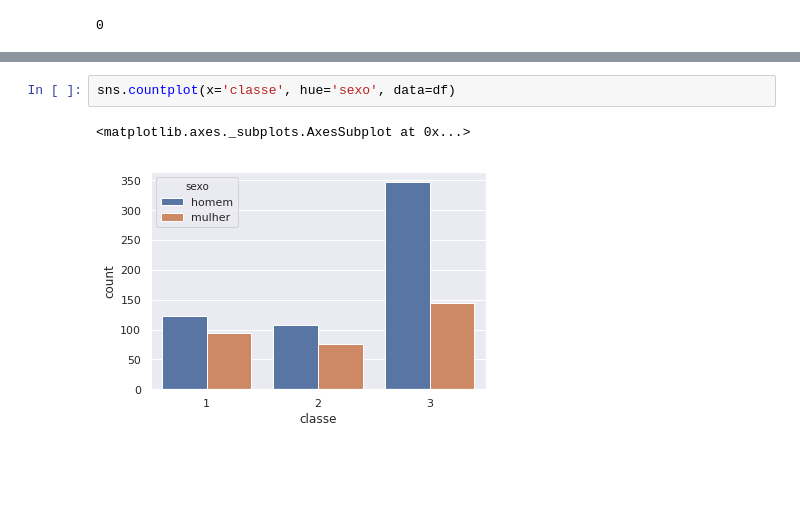
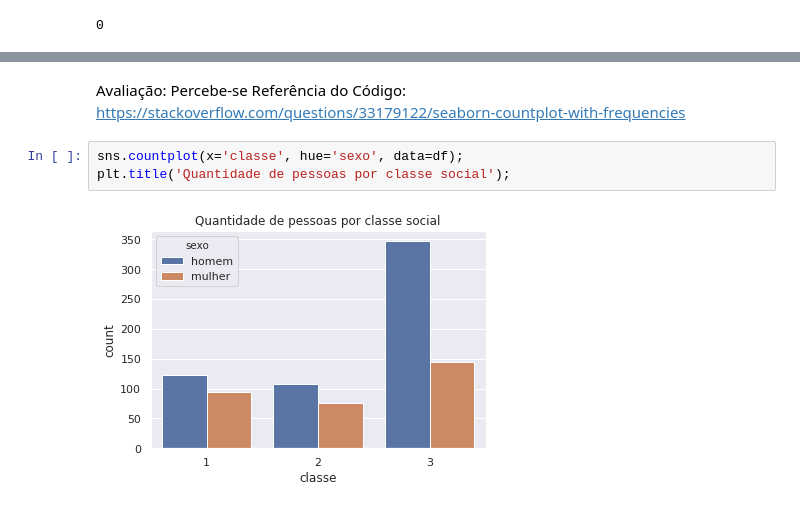
Before and after one commit to pablonieto02/udacity, a Jupyter notebook: Projeto_02/Projeto_02.ipynb, the cells around one changed output, grey strips where cells are left out. Drawn from its saved outputs; the diff is of its cells as text; blank space fills up the shorter version.

```diff
--- a/Projeto_02/Projeto_02.ipynb
+++ b/Projeto_02/Projeto_02.ipynb
@@ -91,5 +80,8 @@ sns.countplot(data=df, x='sobrevivente', hue='sexo')
+# %% [markdown]
+Avaliação: Percebe-se
+Referência do Código: https://stackoverflow.com/questions/33179122/seaborn-countplot-with-frequencies
 # %%
-sns.countplot(x='classe', hue='sexo', data=df)
+sns.countplot(x='classe', hue='sexo', data=df);
+plt.title('Quantidade de pessoas por classe social');
 # %% [output]
-<matplotlib.axes._subplots.AxesSubplot at 0x...>
-[figure, old version]
+[figure, new version]
```
Also changed, not shown: parts of 11 cells of this notebook, 8 other files.
